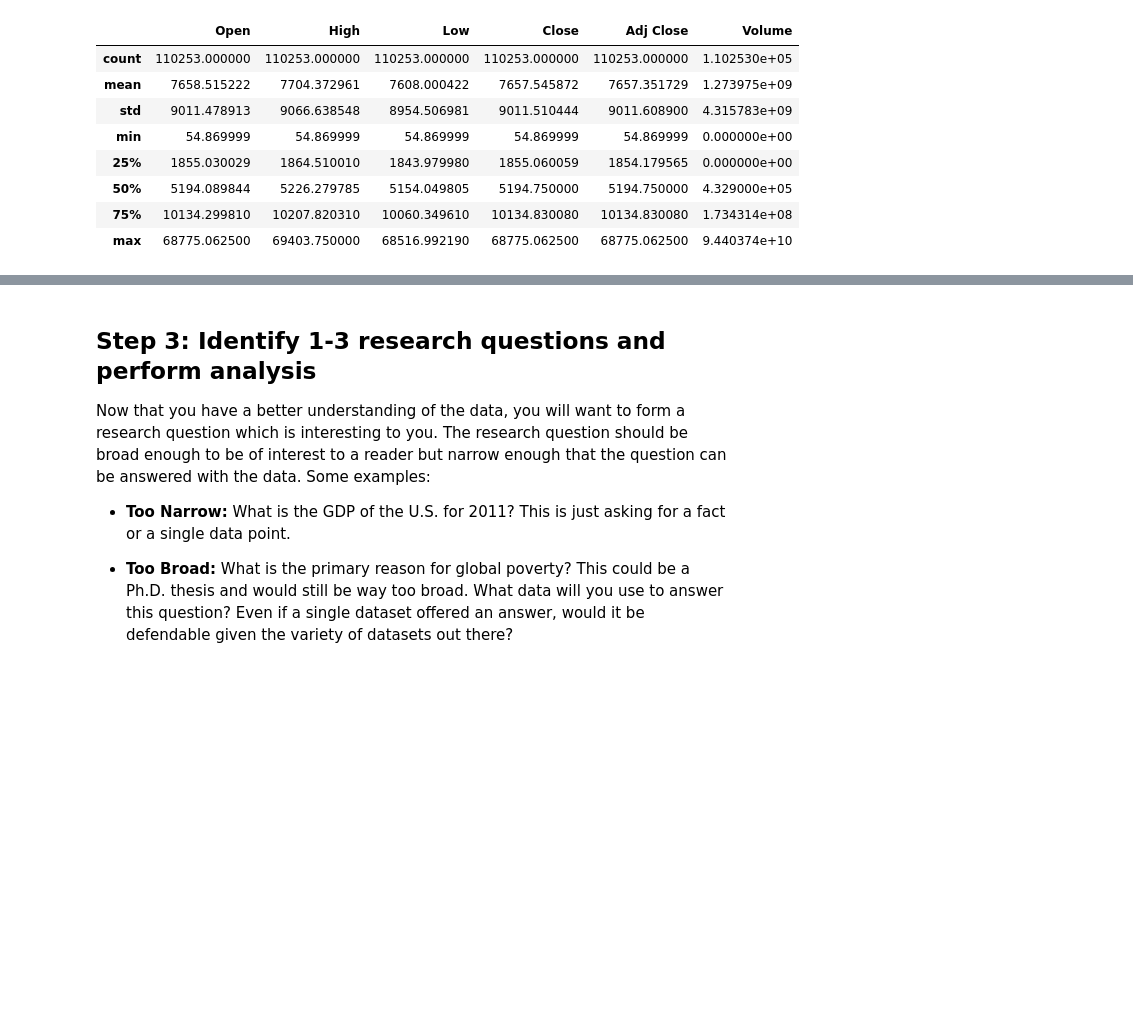
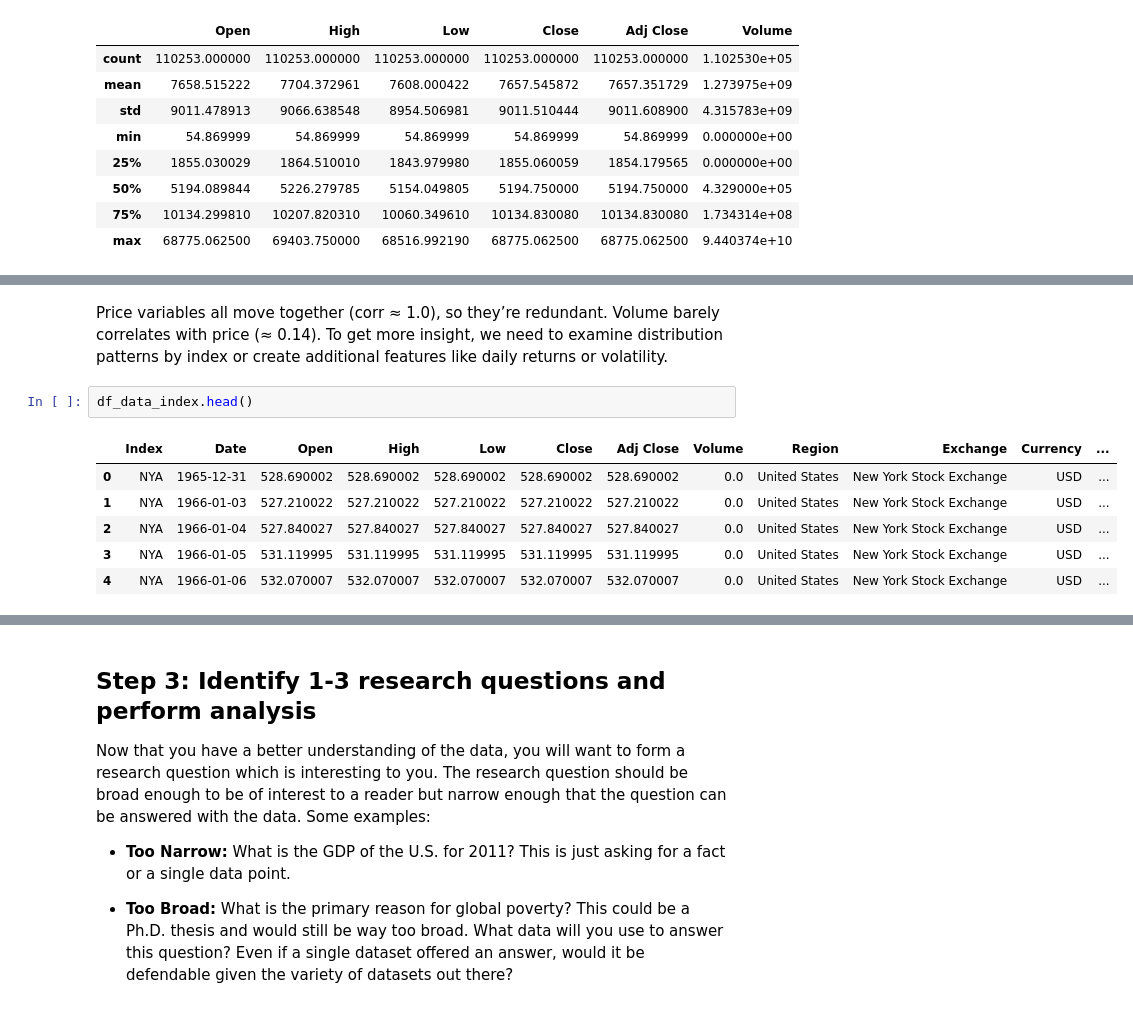
Before and after one commit to kiah-ucsd/DSE200, a Jupyter notebook: FinalProject/Final Project_Fall2025.ipynb, the cells around one changed output, grey strips where cells are left out. Cells and saved outputs as stored; diff of their text form; blank space fills up the shorter version.

```diff
--- a/FinalProject/Final Project_Fall2025.ipynb
+++ b/FinalProject/Final Project_Fall2025.ipynb
@@ -262,0 +311,11 @@ plt.show()
+# %% [markdown]
+Price variables all move together (corr ≈ 1.0), so they’re redundant. Volume barely correlates with price (≈ 0.14). To get more insight, we need to examine distribution patterns by index or create additional features like daily returns or volatility.
+# %%
+df_data_index.head()
+# %% [output]
+|  | Index | Date | Open | High | Low | Close | Adj Close | Volume | Region | Exchange | Currency | ... |
+| 0 | NYA | 1965-12-31 | 528.690002 | 528.690002 | 528.690002 | 528.690002 | 528.690002 | 0.0 | United States | New York Stock Exchange | USD | ... |
+| 1 | NYA | 1966-01-03 | 527.210022 | 527.210022 | 527.210022 | 527.210022 | 527.210022 | 0.0 | United States | New York Stock Exchange | USD | ... |
+| 2 | NYA | 1966-01-04 | 527.840027 | 527.840027 | 527.840027 | 527.840027 | 527.840027 | 0.0 | United States | New York Stock Exchange | USD | ... |
+| 3 | NYA | 1966-01-05 | 531.119995 | 531.119995 | 531.119995 | 531.119995 | 531.119995 | 0.0 | United States | New York Stock Exchange | USD | ... |
+| 4 | NYA | 1966-01-06 | 532.070007 | 532.070007 | 532.070007 | 532.070007 | 532.070007 | 0.0 | United States | New York Stock Exchange | USD | ... |
```
Also changed, not shown: parts of 14 cells of this notebook.
